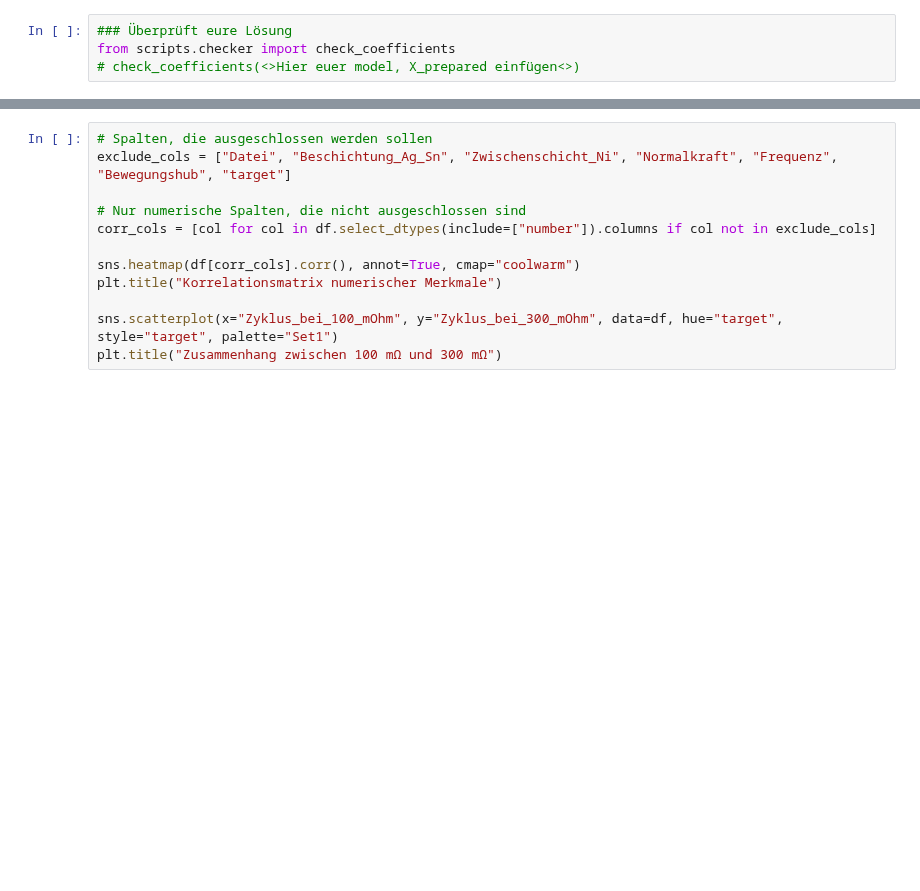
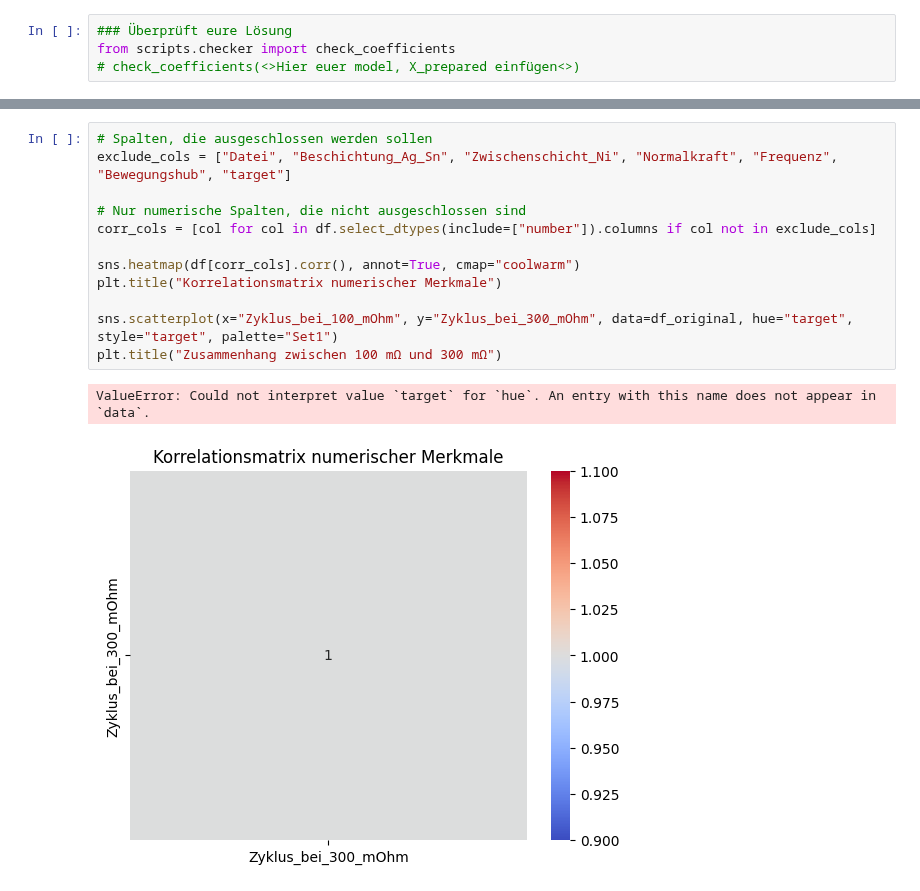
Before and after one commit to wolfromanlist/MLForEngineers, a Jupyter notebook: Notebooks/6-Lösungen.ipynb, the cells around one changed output, grey strips where cells are left out. Saved outputs shown, nothing was run; the diff lists cells and outputs as text; blank space fills up the shorter version.

```diff
--- a/Notebooks/6-Lösungen.ipynb
+++ b/Notebooks/6-Lösungen.ipynb
@@ -387,12 +532,15 @@ from scripts.checker import check_coefficients
 # %%
 # Spalten, die ausgeschlossen werden sollen
 exclude_cols = ["Datei", "Beschichtung_Ag_Sn", "Zwischenschicht_Ni", "Normalkraft", "Frequenz", "Bewegungshub", "target"]
 
 # Nur numerische Spalten, die nicht ausgeschlossen sind
 corr_cols = [col for col in df.select_dtypes(include=["number"]).columns if col not in exclude_cols]
 
 sns.heatmap(df[corr_cols].corr(), annot=True, cmap="coolwarm")
 plt.title("Korrelationsmatrix numerischer Merkmale")
 
-sns.scatterplot(x="Zyklus_bei_100_mOhm", y="Zyklus_bei_300_mOhm", data=df, hue="target", style="target", palette="Set1")
+sns.scatterplot(x="Zyklus_bei_100_mOhm", y="Zyklus_bei_300_mOhm", data=df_original, hue="target", style="target", palette="Set1")
 plt.title("Zusammenhang zwischen 100 mΩ und 300 mΩ")
+# %% [output]
+ValueError: Could not interpret value `target` for `hue`. An entry with this name does not appear in `data`.
+[figure, added]
```
Also changed, not shown: parts of 12 cells of this notebook, 2 other files.
